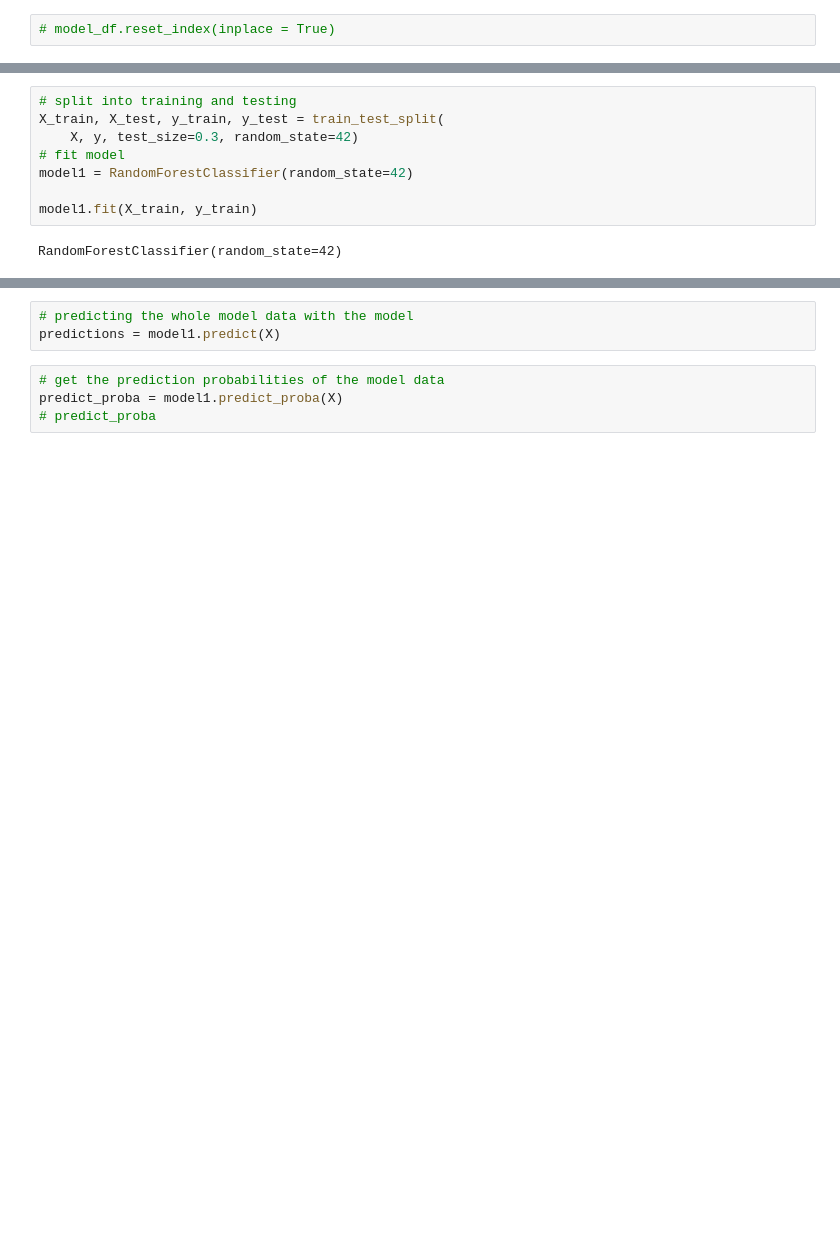
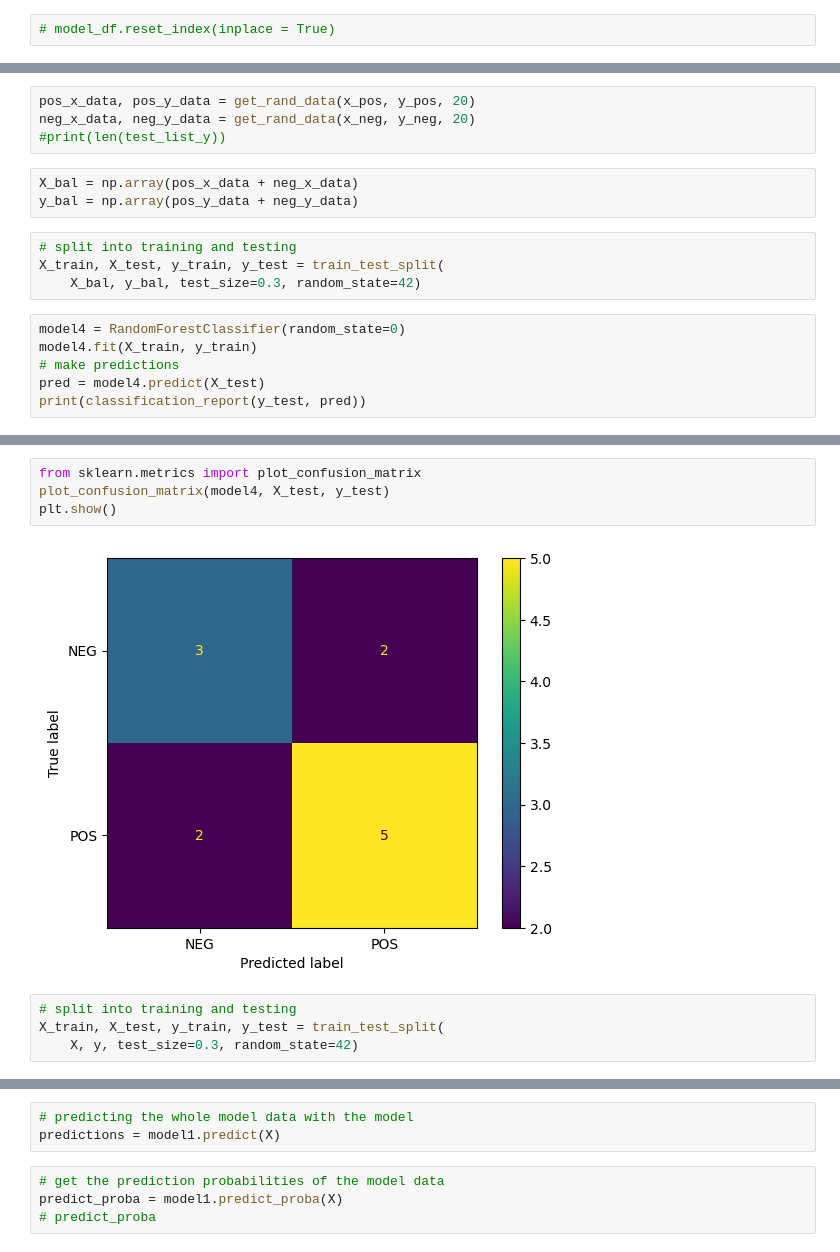
Before and after one commit to Anisah-bb/grad_project, a Jupyter notebook: internship.ipynb, the cells around one changed output, grey strips where cells are left out. Saved outputs shown, nothing was run; the diff lists cells and outputs as text; blank space fills up the shorter version.

```diff
--- a/internship.ipynb
+++ b/internship.ipynb
@@ -193,0 +251,17 @@ y = model_df['set'].values
+# %%
+pos_x_data, pos_y_data = get_rand_data(x_pos, y_pos, 20)
+neg_x_data, neg_y_data = get_rand_data(x_neg, y_neg, 20)
+#print(len(test_list_y))
+# %%
+X_bal = np.array(pos_x_data + neg_x_data)
+y_bal = np.array(pos_y_data + neg_y_data)
+# %%
+# split into training and testing
+X_train, X_test, y_train, y_test = train_test_split(
+    X_bal, y_bal, test_size=0.3, random_state=42)
+# %%
+model4 = RandomForestClassifier(random_state=0)
+model4.fit(X_train, y_train)
+# make predictions
+pred = model4.predict(X_test)
+print(classification_report(y_test, pred))
@@ -194,10 +277,10 @@ y = model_df['set'].values
+# %%
+from sklearn.metrics import plot_confusion_matrix
+plot_confusion_matrix(model4, X_test, y_test)
+plt.show()
+# %% [output]
+[figure, added]
 # %%
 # split into training and testing
 X_train, X_test, y_train, y_test = train_test_split(
     X, y, test_size=0.3, random_state=42)
-# fit model
-model1 = RandomForestClassifier(random_state=42)
-
-model1.fit(X_train, y_train)
-# %% [output]
-RandomForestClassifier(random_state=42)
```
Also changed, not shown: parts of 29 cells of this notebook, 2 other files.
